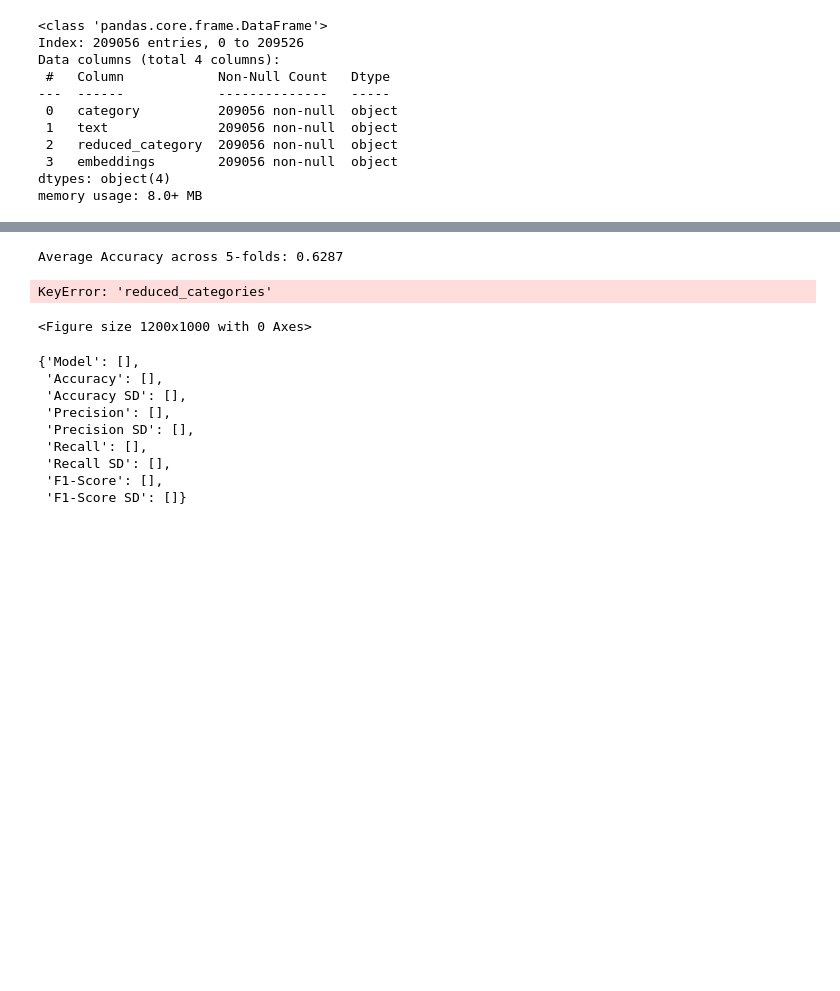
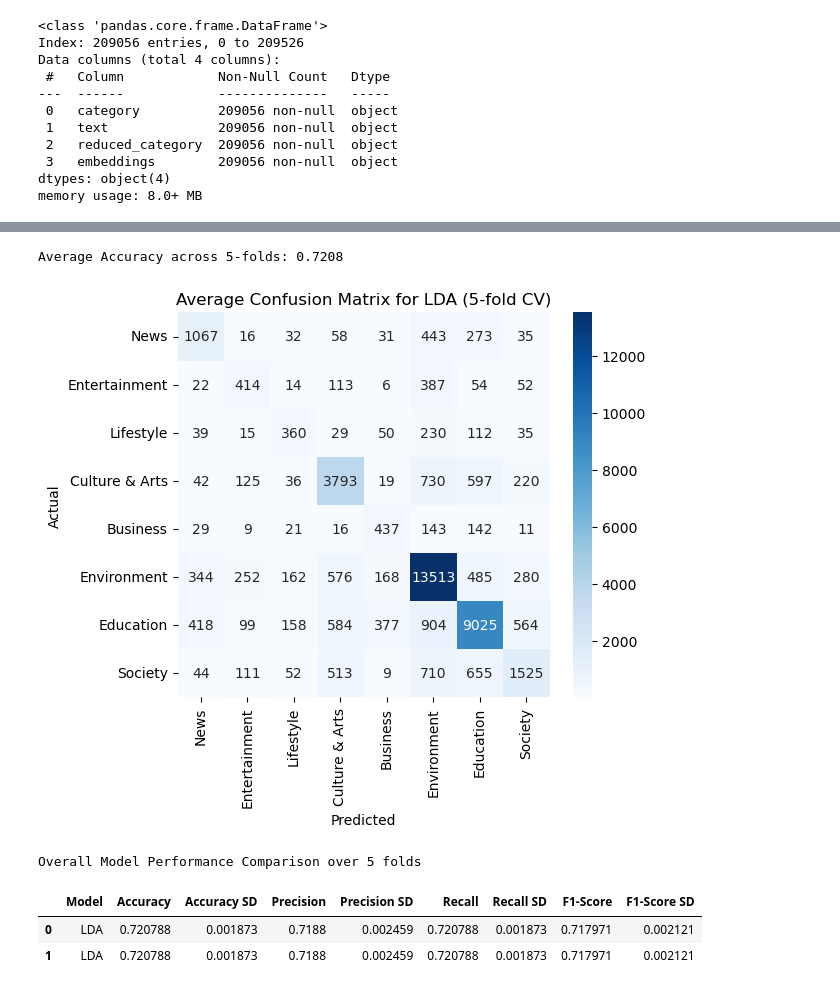
Before and after one commit to cjw612/News_Category_Classification, a Jupyter notebook: Classifcation.ipynb, the cells around one changed output, grey strips where cells are left out. Drawn from its saved outputs; the diff is of its cells as text; code cells hidden in the pictures; blank space fills up the shorter version.

```diff
--- a/Classifcation.ipynb
+++ b/Classifcation.ipynb
@@ -69,7 +158,25 @@ results = {
+# %%
+# Implement GridSearch to optimize hyperparameter C for l1 penalty
+
+# Initialize parameter grid
+param_grid = {'C': [0.001, 0.01, 0.1, 1, 10, 100, 1000]}
+# Randomly split set into training and test set for grid search
+X_train, X_test, y_train, y_test = train_test_split(X, y, test_size=0.2, random_state=42)
+
+# Initialize GridSearchCV with 5-fold cross-validation
+grid_search = GridSearchCV(estimator=LogisticRegression(solver='liblinear'), param_grid=param_grid, cv=5, scoring='accuracy')
+
+# Fit GridSearchCV
+grid_search.fit(X_train, y_train)
+
+# Get the best hyperparameter C
+optimal_C = grid_search.best_params_['C']
+optimal_C
 # %%
 # Initialize hyperparameters and models
 kf = KFold(n_splits=k, shuffle=True, random_state=32)
-QDA = QuadraticDiscriminantAnalysis()
+model = LinearDiscriminantAnalysis()
+model_name = "LDA"
 
 # Create lists to store metrics from each fold
 accuracies = []
@@ -78,70 +185,55 @@ recalls = []
 f1s = []
 confusion_matrices = []
 
+
 # Loop through each fold
 for train_index, test_index in kf.split(X):
     # Split the data into training and testing sets
     X_train, X_test = X.iloc[train_index], X.iloc[test_index]
     y_train, y_test = y.iloc[train_index], y.iloc[test_index]
 
     # Fit the Quadratic Discriminant Analysis model
-    QDA.fit(X_train, y_train)
+    model.fit(X_train, y_train)
 
     # Make predictions
-    y_pred = QDA.predict(X_test)
+    y_pred = model.predict(X_test)
 
     # Calculate metrics for this fold and append it to metric list
-    accuracy = accuracy_score(y_test, y_pred)
-    precision = precision_score(y_test, y_pred, average='weighted') # weighted to reflect class imbalance
-    recall = recall_score(y_test, y_pred, average='weighted')
-    f1 = f1_score(y_test, y_pred, average='weighted')
+    accuracy = compute_metrics(y_test, y_pred)['accuracy']
+    precision = compute_metrics(y_test, y_pred)['precision']
+    recall = compute_metrics(y_test, y_pred)['recall']
+    f1 = compute_metrics(y_test, y_pred)['f1']
 
     accuracies.append(accuracy)
     precisions.append(precision)
     recalls.append(recall)
     f1s.append(f1)
 
     # Compute confusion matrix for this fold
     cm = confusion_matrix(y_test, y_pred)
     confusion_matrices.append(cm)
 
 # Calculate average accuracy across all folds
 print(f"Average Accuracy across {k}-folds: {np.mean(accuracies):.4f}")
 
 # Store all average metrics in final table
-results['Model'].append("Quadratic Discriminant Analysis")
-results['Accuracy'].append(np.mean(accuracies))
-results['Accuracy SD'].append(np.std(accuracies))
-results['Precision'].append(np.mean(precisions))
-results['Precision SD'].append(np.std(precisions))
-results['Recall'].append(np.mean(recalls))
-results['Recall SD'].append(np.std(recalls))
-results['F1-Score'].append(np.mean(f1s))
-results['F1-Score SD'].append(np.std(f1s))
+append_metrics(results, model_name, accuracies, precisions, recalls, f1s)
 
 # Calculate the average confusion matrix
 avg_cm = np.mean(confusion_matrices, axis=0).astype(int)
 
 # Plot Confusion Matrix as Heatmap (average confusion matrix)
-plt.figure(figsize=(12, 10))
-sns.heatmap(avg_cm, annot=True, fmt="d", cmap="Blues", xticklabels=df['reduced_categories'].unique(), yticklabels=df['reduced_categories'].unique(), annot_kws={"size": 8})
-plt.title(f"Average Confusion Matrix for Quadratic Discriminant Analysis ({k}-fold CV)")
-plt.xlabel("Predicted")
-plt.ylabel("Actual")
-plt.show()
+plot_confusion_matrix(avg_cm, model_name, k)
 # %% [output]
-Average Accuracy across 5-folds: 0.6287
+Average Accuracy across 5-folds: 0.7208
-KeyError: 'reduced_categories'
-<Figure size 1200x1000 with 0 Axes>
+[figure, added]
 # %%
-results
+# Model comparison results
+results_df = pd.DataFrame(results)
+print("Overall Model Performance Comparison over " + str(k) + " folds")
+results_df
 # %% [output]
-{'Model': [],
- 'Accuracy': [],
- 'Accuracy SD': [],
- 'Precision': [],
- 'Precision SD': [],
- 'Recall': [],
- 'Recall SD': [],
- 'F1-Score': [],
- 'F1-Score SD': []}
+Overall Model Performance Comparison over 5 folds
+|  | Model | Accuracy | Accuracy SD | Precision | Precision SD | Recall | Recall SD | F1-Score | F1-Score SD |
+| 0 | LDA | 0.720788 | 0.001873 | 0.7188 | 0.002459 | 0.720788 | 0.001873 | 0.717971 | 0.002121 |
+| 1 | LDA | 0.720788 | 0.001873 | 0.7188 | 0.002459 | 0.720788 | 0.001873 | 0.717971 | 0.002121 |
```
Also changed, not shown: parts of 6 cells of this notebook.
